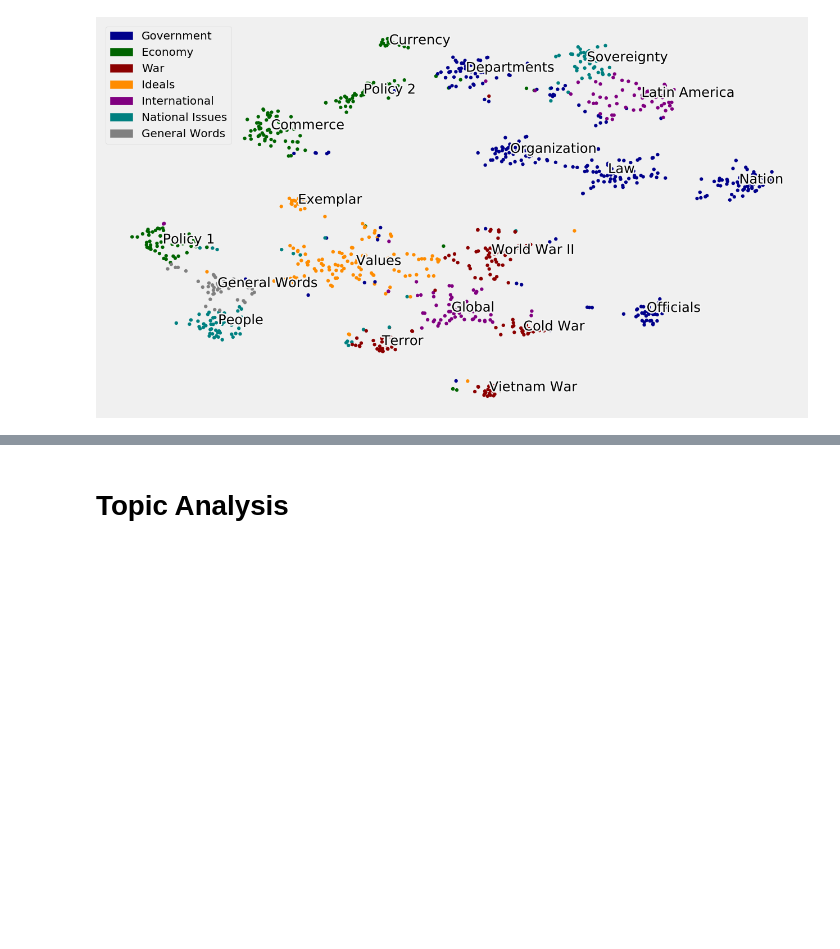
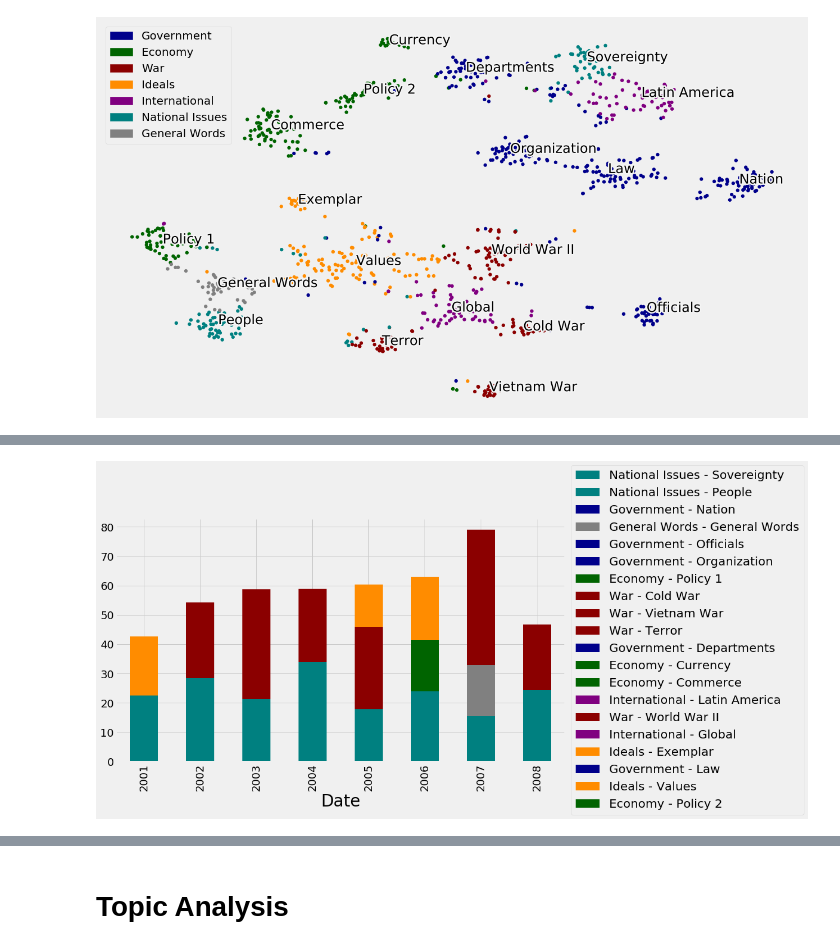
Before and after one commit to kevscon/Project-4, a Jupyter notebook: topic_modeling.ipynb, the cells around one changed output, grey strips where cells are left out. Cells and saved outputs as stored; diff of their text form; code cells hidden in the pictures; blank space fills up the shorter version.

```diff
--- a/topic_modeling.ipynb
+++ b/topic_modeling.ipynb
@@ -334,0 +399,7 @@ scatter(tsne, top_topics, color_array);
+# %%
+# create df for top topics
+top_df = topic_df.copy()
+# add date column
+top_df['Date'] = pd.to_datetime(transcripts.iloc[:, 1])
+# zero insignifcant topics
+top_df.head()
@@ -334,0 +414,7 @@ scatter(tsne, top_topics, color_array);
+# %%
+# average topic category percentage by year
+time_tops = top_df.groupby(top_df['Date'].dt.year).mean()
+# replace low topics with zero values
+time_tops = time_tops.apply(lambda x: [y if y >= 12 else 0 for y in x])
+# colors for time categories
+time_color_list = [cat_colors[cat.split(' - ')[0]] for cat in time_tops.columns]
@@ -334,0 +443,5 @@ scatter(tsne, top_topics, color_array);
+# %%
+# call plot function
+barplot_cats(time_tops, 2001, 2008, time_color_list)
+# %% [output]
+[figure, added]
```
Also changed, not shown: parts of 97 cells of this notebook.
